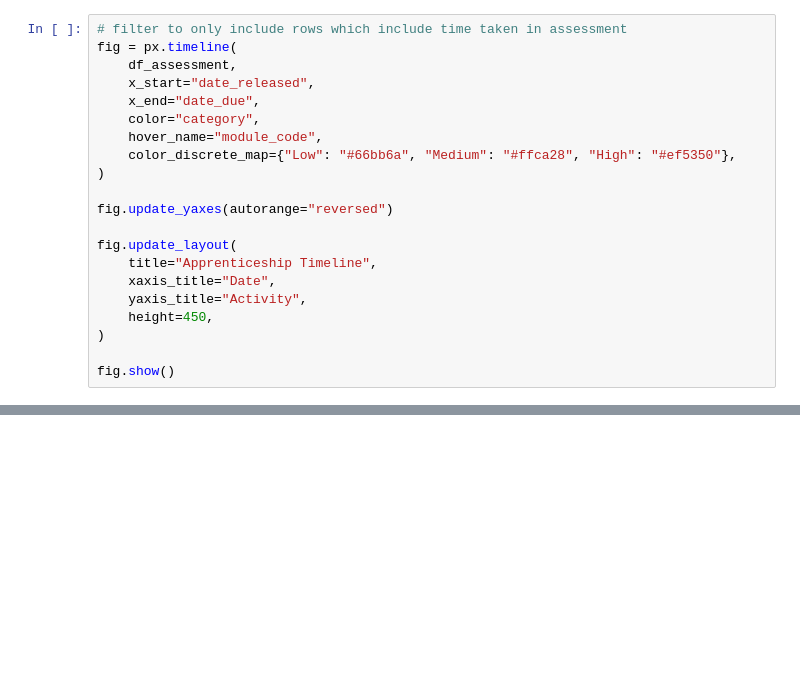
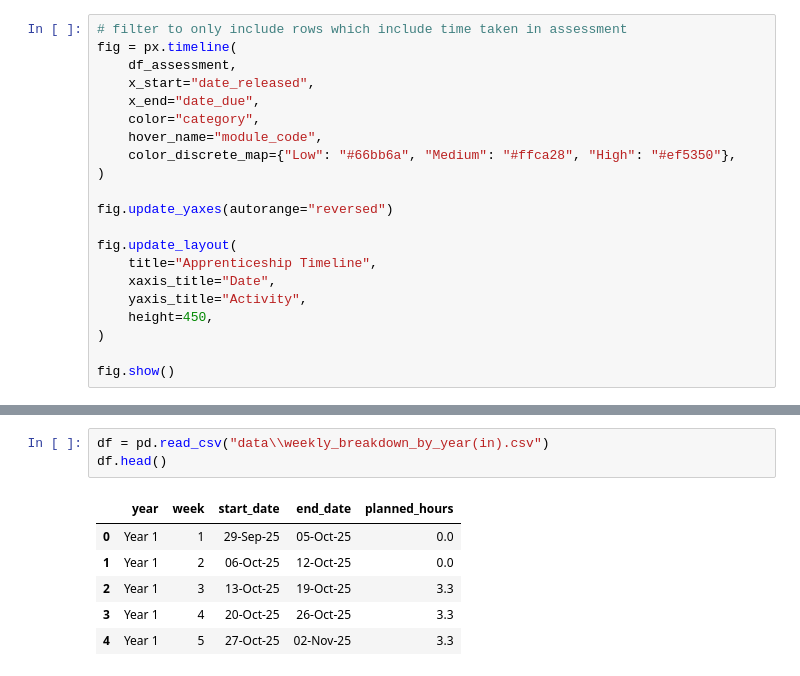
Before and after one commit to UoN-CS/2HOT2Hack, a Jupyter notebook: heatmap.ipynb, the cells around one changed output, grey strips where cells are left out. Drawn from its saved outputs; the diff is of its cells as text; blank space fills up the shorter version.

```diff
--- a/heatmap.ipynb
+++ b/heatmap.ipynb
@@ -64,0 +144,10 @@ fig.show()
+# %%
+df = pd.read_csv("data\\weekly_breakdown_by_year(in).csv")
+df.head()
+# %% [output]
+|  | year | week | start_date | end_date | planned_hours |
+| 0 | Year 1 | 1 | 29-Sep-25 | 05-Oct-25 | 0.0 |
+| 1 | Year 1 | 2 | 06-Oct-25 | 12-Oct-25 | 0.0 |
+| 2 | Year 1 | 3 | 13-Oct-25 | 19-Oct-25 | 3.3 |
+| 3 | Year 1 | 4 | 20-Oct-25 | 26-Oct-25 | 3.3 |
+| 4 | Year 1 | 5 | 27-Oct-25 | 02-Nov-25 | 3.3 |
```
Also changed, not shown: parts of 10 cells of this notebook.
